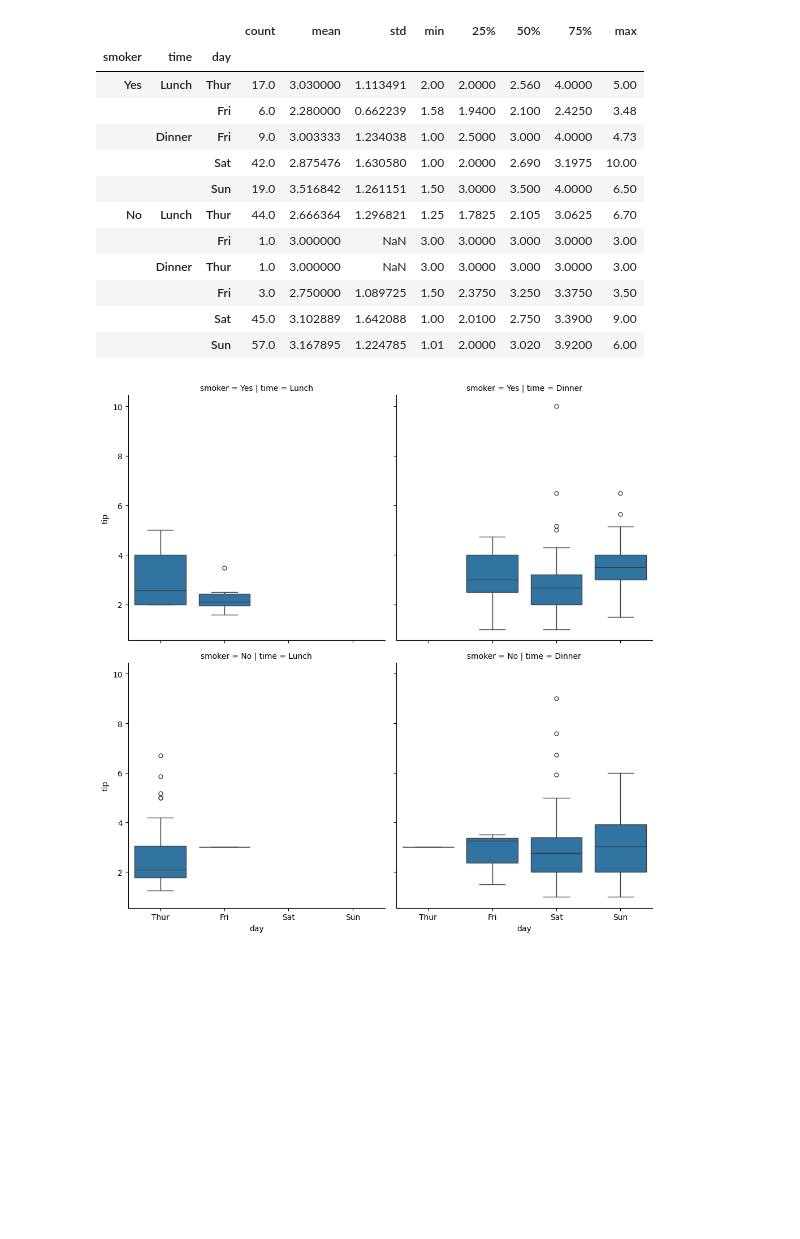
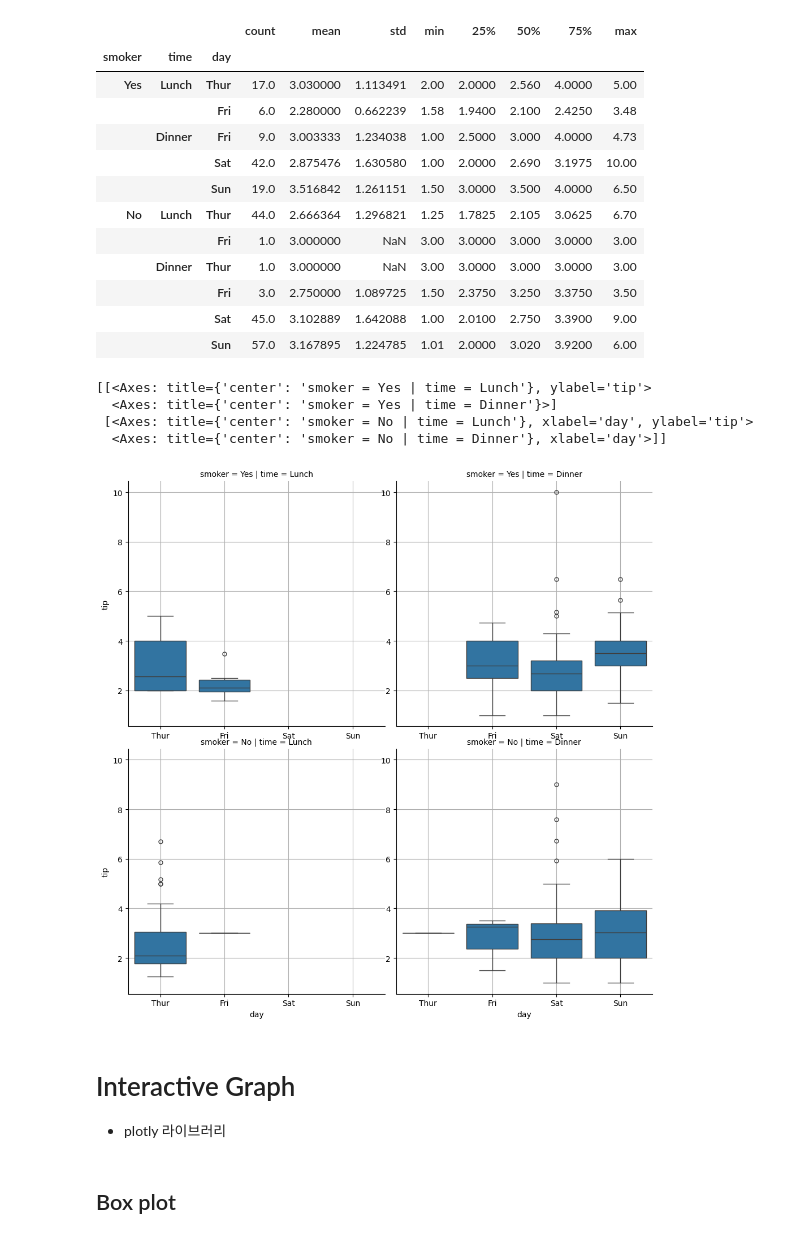
Before and after one commit to JakeOh/202511_BD53, a Jupyter notebook: lab_python/da05_seaborn.ipynb, the cells around one changed output. Saved outputs shown, nothing was run; the diff lists cells and outputs as text; code cells hidden in the pictures; blank space fills up the shorter version.

Commit message:
plotly

```diff
--- a/lab_python/da05_seaborn.ipynb
+++ b/lab_python/da05_seaborn.ipynb
@@ -642,9 +642,27 @@ tips.groupby(by=['smoker', 'time', 'day'], observed=True).tip.describe()
 |  |  | Fri | 3.0 | 2.750000 | 1.089725 | 1.50 | 2.3750 | 3.250 | 3.3750 | 3.50 |
 |  |  | Sat | 45.0 | 3.102889 | 1.642088 | 1.00 | 2.0100 | 2.750 | 3.3900 | 9.00 |
 |  |  | Sun | 57.0 | 3.167895 | 1.224785 | 1.01 | 2.0000 | 3.020 | 3.9200 | 6.00 |
-# %%
-sns.catplot(data=tips, x='day', y='tip', kind='box',
-            row='smoker', col='time')
-plt.show()
-# %% [output]
-[figure, removed]
+# %%
+g = sns.catplot(data=tips, x='day', y='tip', kind='box',
+            row='smoker', col='time')
+
+print(g.axes)  #> Axes들을 갖는 2차원 배열.
+for row in g.axes:
+    for a in row:
+        a.grid()
+
+# 모든 Axes의 레이블 표시.
+g.tick_params(axis='x', labelbottom=True)
+g.tick_params(axis='y', labelleft=True)
+
+plt.show()
+# %% [output]
+[[<Axes: title={'center': 'smoker = Yes | time = Lunch'}, ylabel='tip'>
+  <Axes: title={'center': 'smoker = Yes | time = Dinner'}>]
+ [<Axes: title={'center': 'smoker = No | time = Lunch'}, xlabel='day', ylabel='tip'>
+  <Axes: title={'center': 'smoker = No | time = Dinner'}, xlabel='day'>]]
+[figure, added]
+# %% [markdown]
+# Interactive Graph
+
+*  plotly 라이브러리
@@ -650,0 +671,2 @@ plt.show()
+# %% [markdown]
+## Box plot
```
Also changed, not shown: parts of 6 cells of this notebook.
